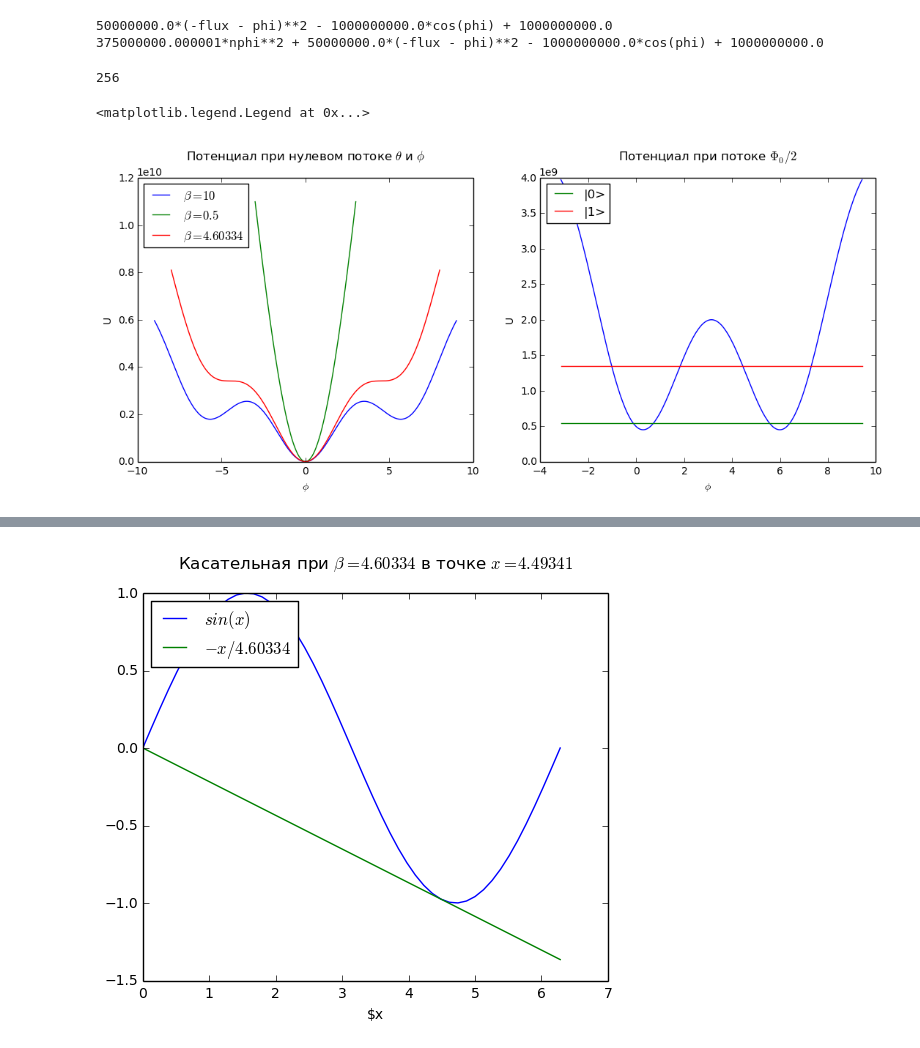
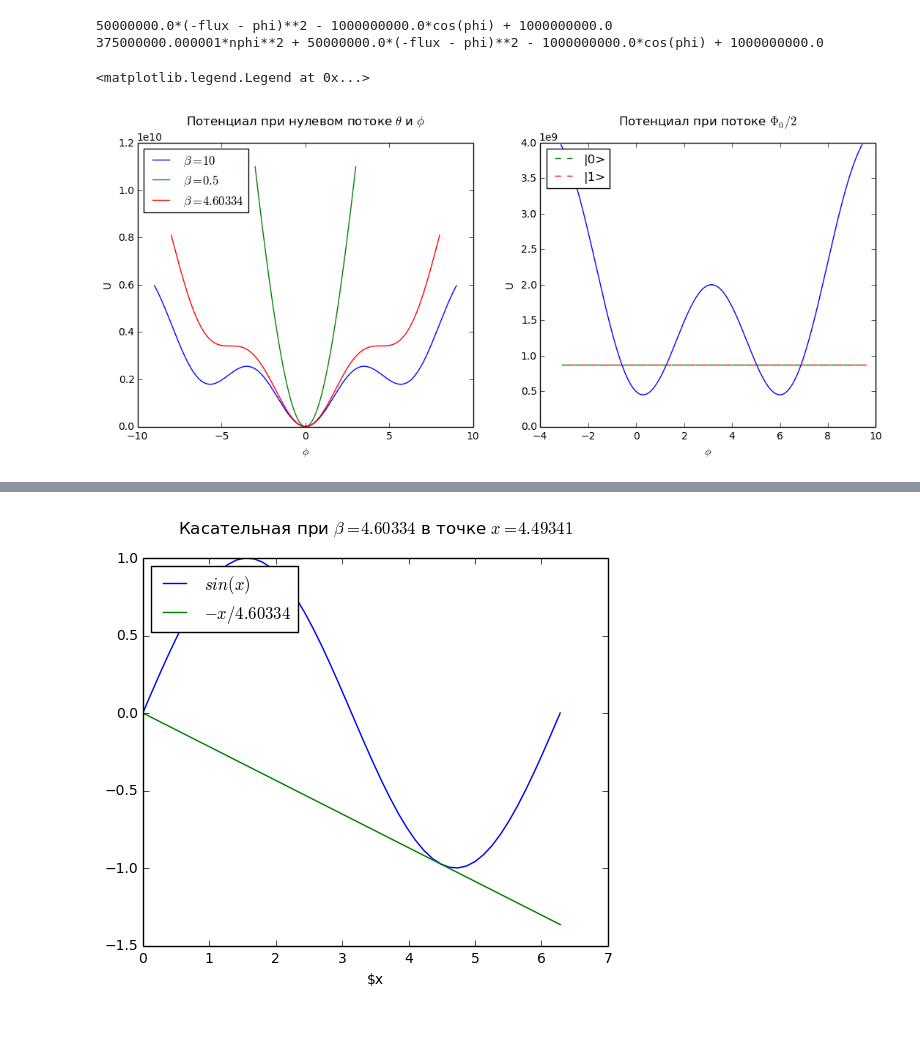
Before and after one commit to safoex/qubitlab, a Jupyter notebook: python/QCircuit-master/RF.ipynb, the cells around one changed output, grey strips where cells are left out. Saved outputs shown, nothing was run; the diff lists cells and outputs as text; code cells hidden in the pictures.

```diff
--- a/python/QCircuit-master/RF.ipynb
+++ b/python/QCircuit-master/RF.ipynb
@@ -16,7 +16,7 @@ N_grid = 256
 
 phi = QVariable('phi')
 phixH = QVariable('flux')
-phi.create_grid(N_grid, 1)
+phi.create_grid(N_grid, 2, -3)
 RF.add_variable(phi)
 RF.add_variable(phixH)
 
@@ -51,37 +51,36 @@ calc2 = sympy.lambdify({"phi","flux"},U2,'numpy')
 phi_space2 = np.linspace(-3,3,phi_steps)
 fig = plt.figure(figsize=(13,5),dpi=300)
 flux_0 = fig.add_subplot(121)
 flux_0.set_title(r'Потенциал при нулевом потоке $\theta$ и $\phi$'+'\n')
 flux_0.set_xlabel(r'$\phi$')
 flux_0.set_ylabel(r'U')
 flux_0.plot(phi_space,U_space, label = '$\\beta = 10$')
 flux_0.plot(phi_space2, calc2(phi = phi_space2,flux = 0), label = '$\\beta = 0.5$')
 phi_space3 = np.linspace(-8,8,phi_steps)
 RF.find_element('I').set_inductance(4.60334/Ej)
 calc3 = sympy.lambdify({"phi","flux"},RF.symbolic_hamiltonian(False),'numpy')
 flux_0.plot(phi_space3, calc3(phi = phi_space3,flux = 0), label = '$\\beta = 4.60334$')
 flux_pi = fig.add_subplot(122)
 flux_pi.set_title(r'Потенциал при потоке $\Phi_0/2$ '+'\n')
 flux_pi.set_xlabel(r'$\phi$')
 flux_pi.set_ylabel(r'U')
 flux_0.legend(bbox_to_anchor = [0,1], loc = 'upper left')
 phi_space3 = np.linspace(-np.pi,3*np.pi,phi_steps)
 flux_pi.plot(phi_space3, calc(phi=phi_space3,flux= -np.pi))
 
 fig.show()
 RF.find_element('I').set_inductance(10/Ej)
-phixH.set_parameter(flux,-np.pi)
+phixH.set_parameter(+np.pi,0)
 RF.calculate_potentials()
 [eigenenergies,eigenfunctions] = RF.diagonalize_phase(num_states=4)
 energies[0,:] = eigenenergies
 for energy_id, energy in enumerate(energies[0,0:2]):
-    flux_pi.plot(phi_space3,energy*np.ones_like(phi_space3),label = "|" + str(energy_id) + ">")
+    flux_pi.plot(phi_space3+0.25*energy_id,energy*np.ones_like(phi_space3),label = "|" + str(energy_id) + ">", linestyle = 'dashed')
 flux_pi.legend(bbox_to_anchor = [0,1], loc = 'upper left')
 # %% [output]
 50000000.0*(-flux - phi)**2 - 1000000000.0*cos(phi) + 1000000000.0
 375000000.000001*nphi**2 + 50000000.0*(-flux - phi)**2 - 1000000000.0*cos(phi) + 1000000000.0
-256
+<matplotlib.legend.Legend at 0x...>
-<matplotlib.legend.Legend at 0x...>
-[figure, old version]
+[figure, new version]
 # %%
 print((eigenfunctions).shape)
```
Also changed, not shown: parts of 2 cells of this notebook, 3 other files.
